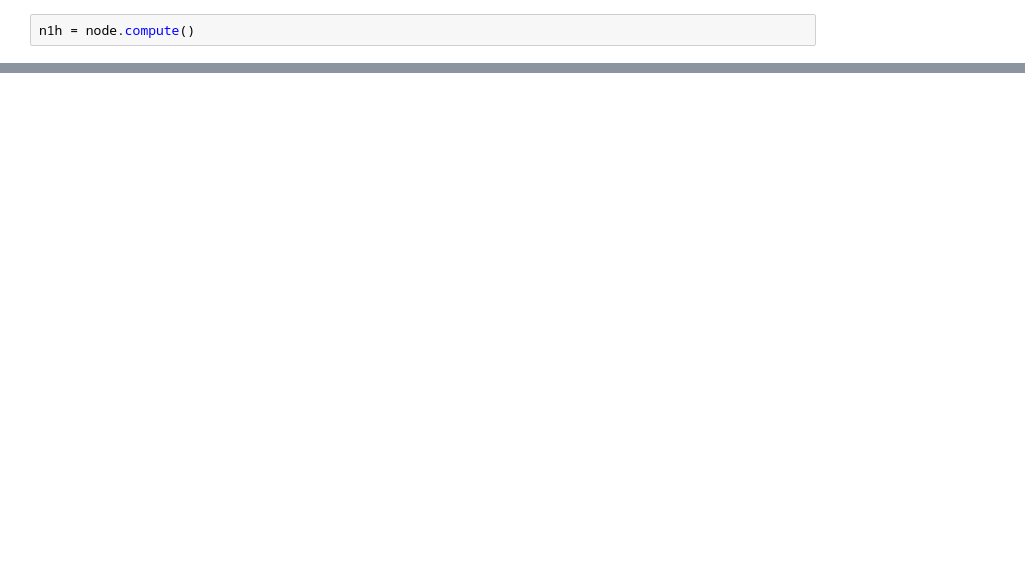
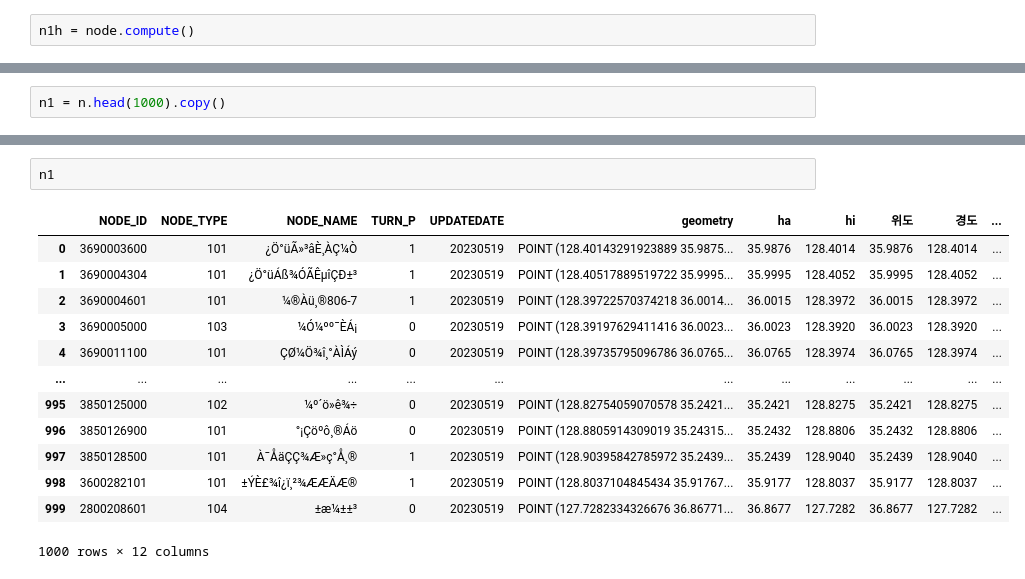
Before and after one commit to danawls/traffic_models, a Jupyter notebook: data_combine/second.ipynb, the cells around one changed output, grey strips where cells are left out. Drawn from its saved outputs; the diff is of its cells as text; blank space fills up the shorter version.

```diff
--- a/data_combine/second.ipynb
+++ b/data_combine/second.ipynb
@@ -349,0 +246,2 @@ PROJCS["ITRF2000_Central_Belt_60",GEOGCS["ITRF2000",DATUM["International_Terrest
+# %%
+n1 = n.head(1000).copy()
@@ -349,0 +254,16 @@ PROJCS["ITRF2000_Central_Belt_60",GEOGCS["ITRF2000",DATUM["International_Terrest
+# %%
+n1
+# %% [output]
+|  | NODE_ID | NODE_TYPE | NODE_NAME | TURN_P | UPDATEDATE | geometry | ha | hi | 위도 | 경도 | ... |
+| 0 | 3690003600 | 101 | ¿Ö°üÃ»³âÈ¸ÀÇ¼Ò | 1 | 20230519 | POINT (128.40143291923889 35.9875... | 35.9876 | 128.4014 | 35.9876 | 128.4014 | ... |
+| 1 | 3690004304 | 101 | ¿Ö°üÁß¾ÓÃÊµîÇÐ±³ | 1 | 20230519 | POINT (128.40517889519722 35.9995... | 35.9995 | 128.4052 | 35.9995 | 128.4052 | ... |
+| 2 | 3690004601 | 101 | ¼®Àü¸®806-7 | 1 | 20230519 | POINT (128.39722570374218 36.0014... | 36.0015 | 128.3972 | 36.0015 | 128.3972 | ... |
+| 3 | 3690005000 | 103 | ¼Ó¼ºº¯È­Á¡ | 0 | 20230519 | POINT (128.39197629411416 36.0023... | 36.0023 | 128.3920 | 36.0023 | 128.3920 | ... |
+| 4 | 3690011100 | 101 | ÇØ¼Ö¾î¸°ÀÌÁý | 0 | 20230519 | POINT (128.39735795096786 36.0765... | 36.0765 | 128.3974 | 36.0765 | 128.3974 | ... |
+| ... | ... | ... | ... | ... | ... | ... | ... | ... | ... | ... | ... |
+| 995 | 3850125000 | 102 | ¼º´ö»ê¾÷ | 0 | 20230519 | POINT (128.82754059070578 35.2421... | 35.2421 | 128.8275 | 35.2421 | 128.8275 | ... |
+| 996 | 3850126900 | 101 | °¡Çöºô¸®Áö | 0 | 20230519 | POINT (128.8805914309019 35.24315... | 35.2432 | 128.8806 | 35.2432 | 128.8806 | ... |
+| 997 | 3850128500 | 101 | À¯ÅäÇÇ¾Æ»ç°Å¸® | 1 | 20230519 | POINT (128.90395842785972 35.2439... | 35.2439 | 128.9040 | 35.2439 | 128.9040 | ... |
+| 998 | 3600282101 | 101 | ±ÝÈ£¾î¿ï¸²¾ÆÆÄÆ® | 1 | 20230519 | POINT (128.8037104845434 35.91767... | 35.9177 | 128.8037 | 35.9177 | 128.8037 | ... |
+| 999 | 2800208601 | 104 | ±æ¼±±³ | 0 | 20230519 | POINT (127.7282334326676 36.86771... | 36.8677 | 127.7282 | 36.8677 | 127.7282 | ... |
+1000 rows × 12 columns
```
Also changed, not shown: parts of 25 cells of this notebook, 4 other files.
